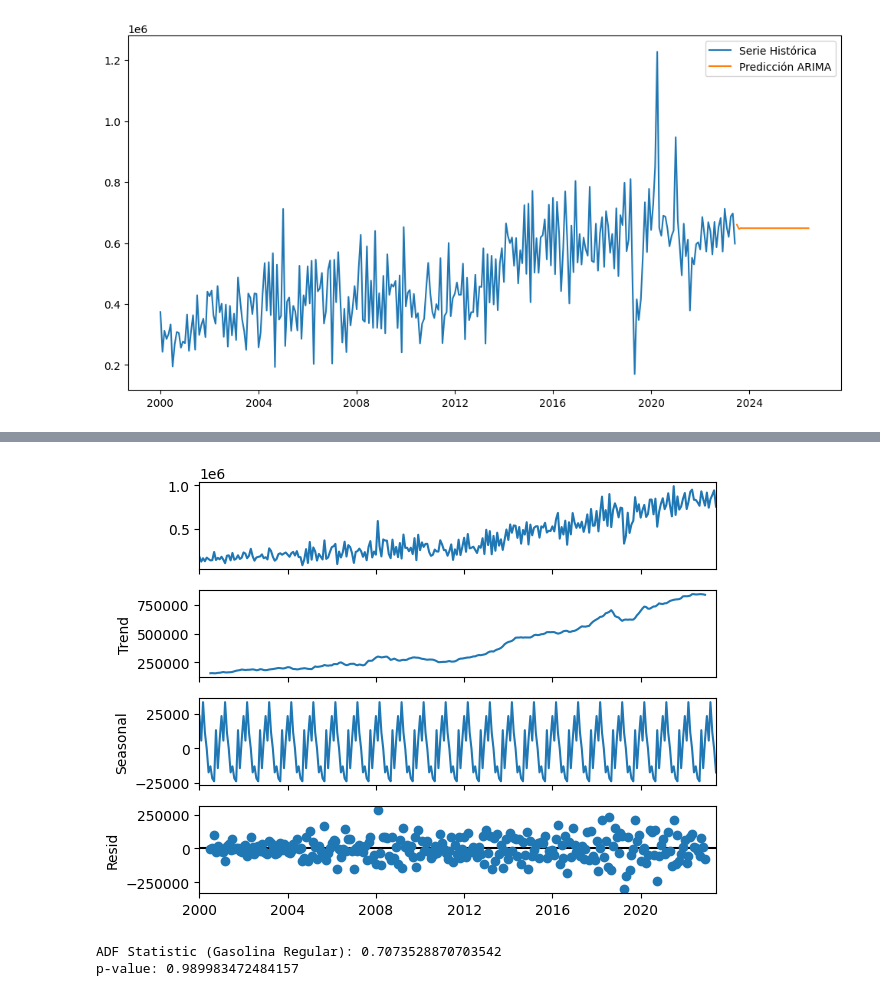
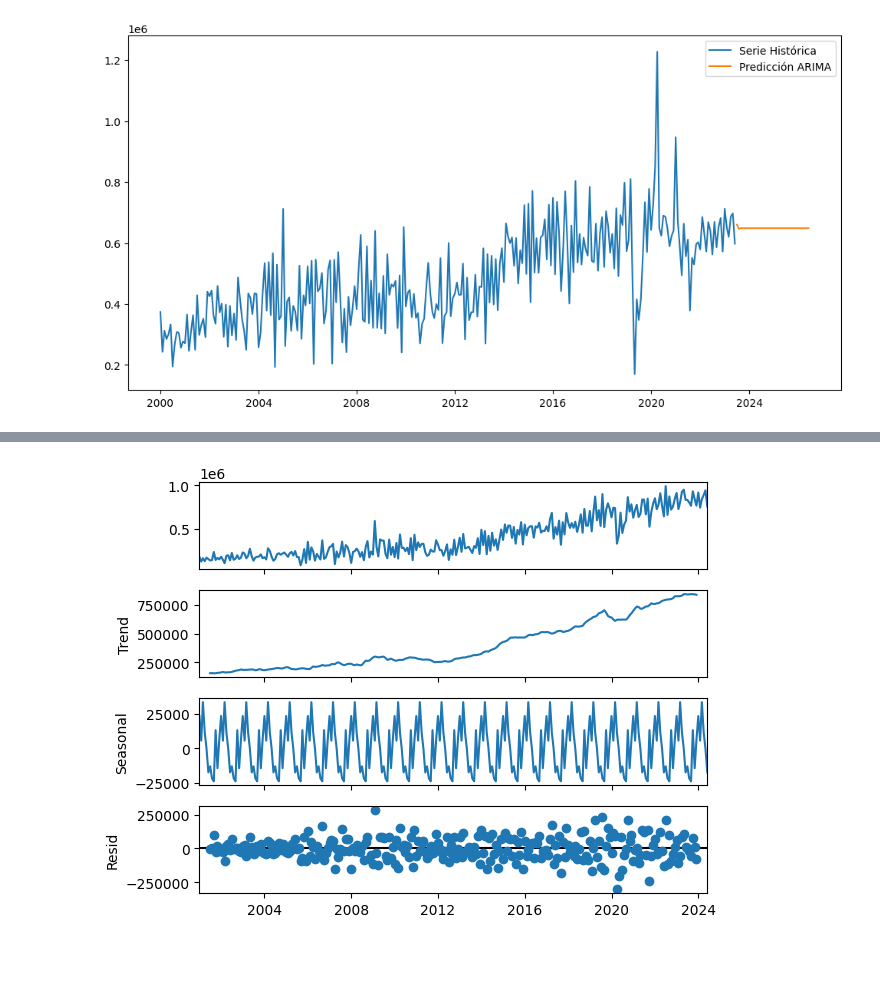
Before and after one commit to auyjos/Lab2DS, a Jupyter notebook: lab2.ipynb, the cells around one changed output, grey strips where cells are left out. Saved outputs shown, nothing was run; the diff lists cells and outputs as text; code cells hidden in the pictures; blank space fills up the shorter version.

```diff
--- a/lab2.ipynb
+++ b/lab2.ipynb
@@ -530,0 +531,7 @@ Gasolina regular
+# %%
+ts_gasolina_super_importacion = pd.Series(df_importacion['Gasolina regular'].values, index=pd.to_datetime(df_importacion['Fecha']))
+ts_gasolina_super_importacion = ts_gasolina_super_importacion.dropna()
+
+# Gráficos de series de tiempo
+ts_gasolina_super_importacion.plot(title='Serie de tiempo de Gasolina Superior (Importación)')
+plt.show()
@@ -531,18 +540,6 @@ Gasolina regular
 # %%
-# Eliminar valores faltantes
-ts_gasolina_regular_clean = ts_gasolina_regular.dropna()
-
-# Descomposición de la serie de tiempo
-decomposition_regular = sm.tsa.seasonal_decompose(ts_gasolina_regular_clean, model='additive')
-decomposition_regular.plot()
+decomposition_importacion = sm.tsa.seasonal_decompose(ts_gasolina_super_importacion, model='additive')
+decomposition_importacion.plot()
 plt.show()
 # %% [output]
-[figure, old version]
+[figure, new version]
-# %%
-# Prueba de Dickey-Fuller para Gasolina Regular
-result_regular = adfuller(ts_gasolina_regular.dropna())
-print('ADF Statistic (Gasolina Regular):', result_regular[0])
-print('p-value:', result_regular[1])
-# %% [output]
-ADF Statistic (Gasolina Regular): 0.7073528870703542
-p-value: 0.989983472484157
```
Also changed, not shown: parts of 8 cells of this notebook.
